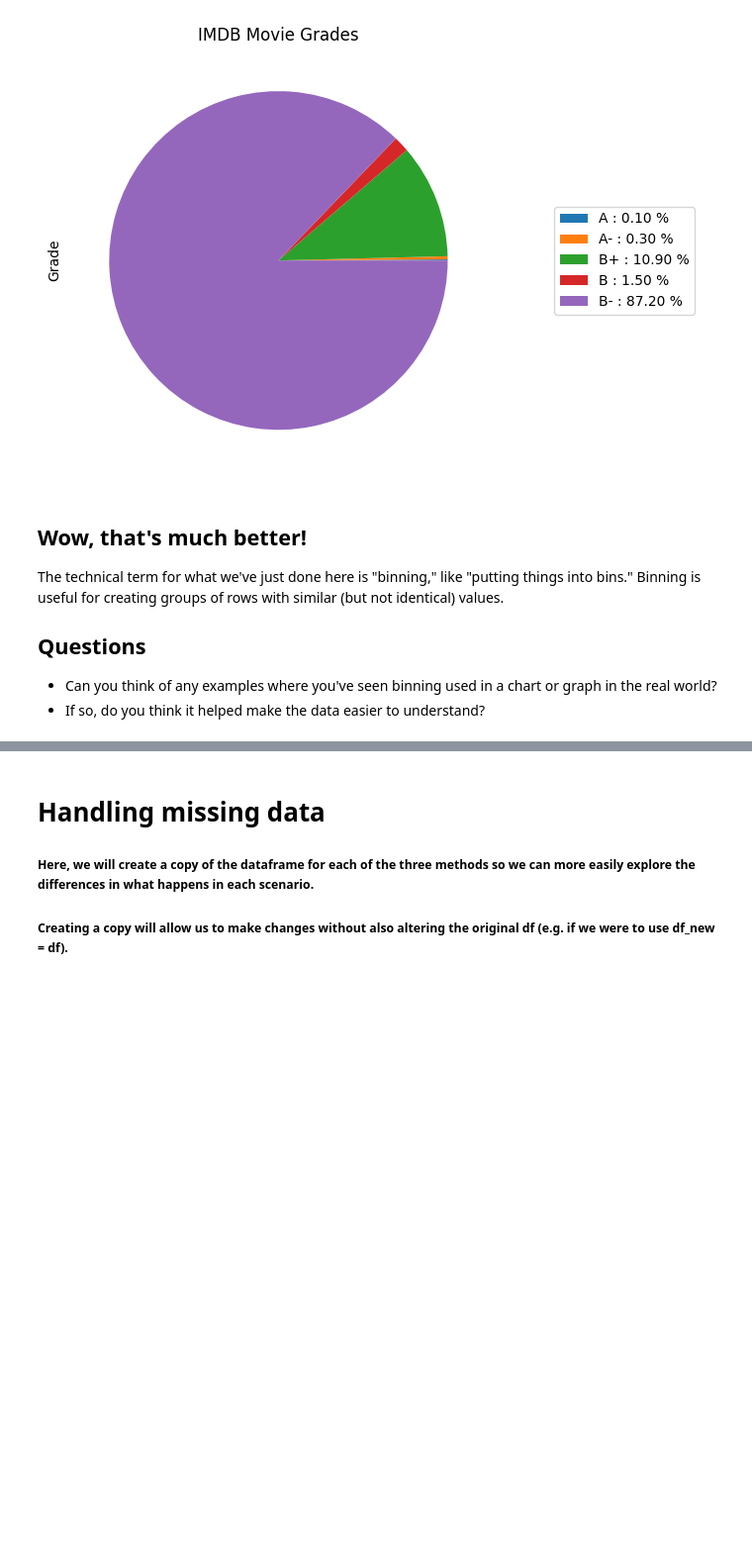
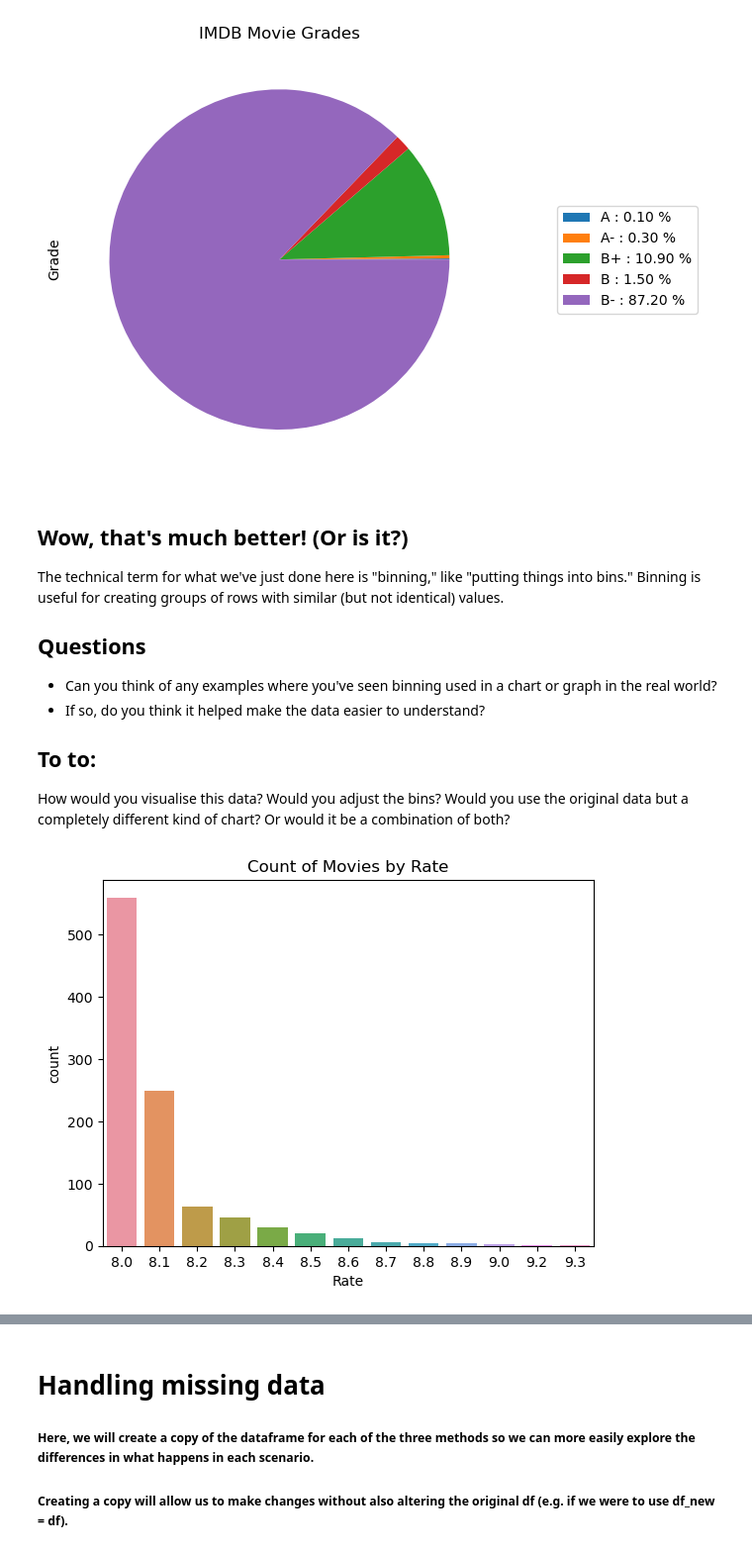
Before and after one commit to likeawednesday/TechCamp_DataViz, a Jupyter notebook: solutions/movie_ratings_SOLUTION.ipynb, the cells around one changed output, grey strips where cells are left out. Shown at 99% size. Cells and saved outputs as stored; diff of their text form; code cells hidden in the pictures; blank space fills up the shorter version.

Commit message:
update binning thought process and provide some possible solutions

```diff
--- a/solutions/movie_ratings_SOLUTION.ipynb
+++ b/solutions/movie_ratings_SOLUTION.ipynb
@@ -216,7 +217,7 @@ plt.show()
 # %% [output]
 [figure]
 # %% [markdown]
-## Wow, that's much better!
+## Wow, that's much better! (Or is it?)
 
 The technical term for what we've just done here is "binning," like "putting things into bins."
 Binning is useful for creating groups of rows with similar (but not identical) values.
@@ -225,3 +226,16 @@ Binning is useful for creating groups of rows with similar (but not identical) v
 
 - Can you think of any examples where you've seen binning used in a chart or graph in the real world?
 - If so, do you think it helped make the data easier to understand?
+
+## To to:
+
+How would you visualise this data? Would you adjust the bins? Would you use the original data but a completely different kind of chart? Or would it be a combination of both?
+# %%
+# show your solution to visualizing the Rate column
+
+# original data, different visual
+s_count = sns.countplot(
+	x=df["Rate"],
+).set_title("Count of Movies by Rate")
+# %% [output]
+[figure, added]
```
Also changed, not shown: parts of 15 cells of this notebook.
